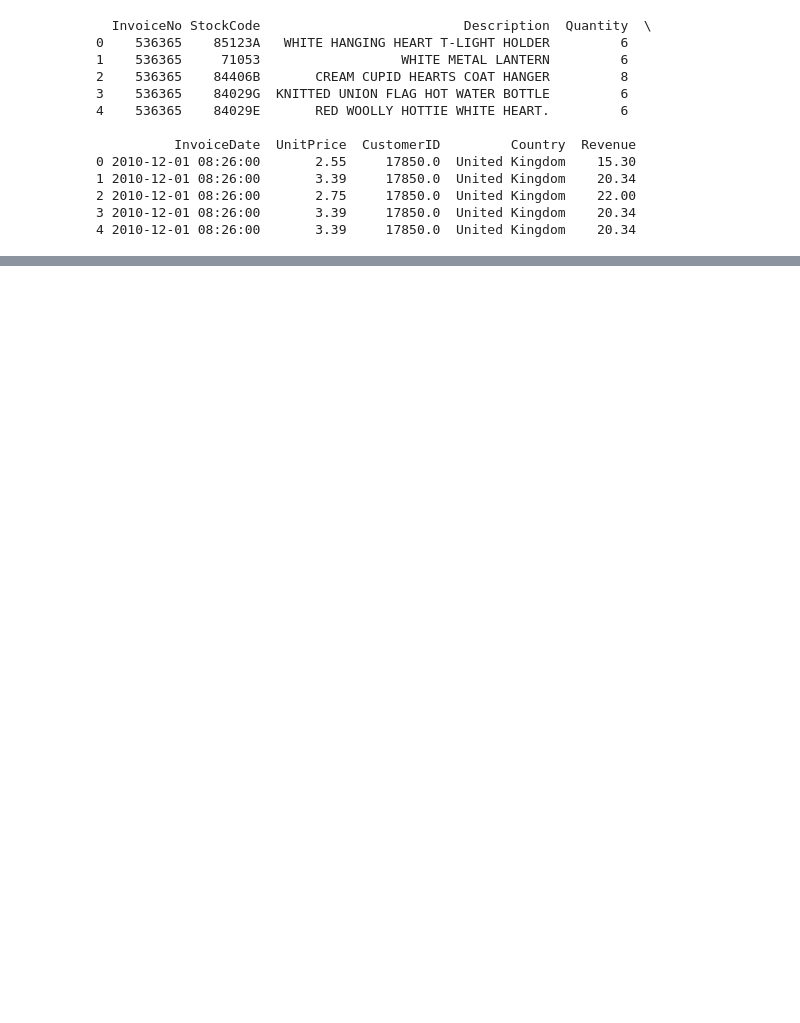
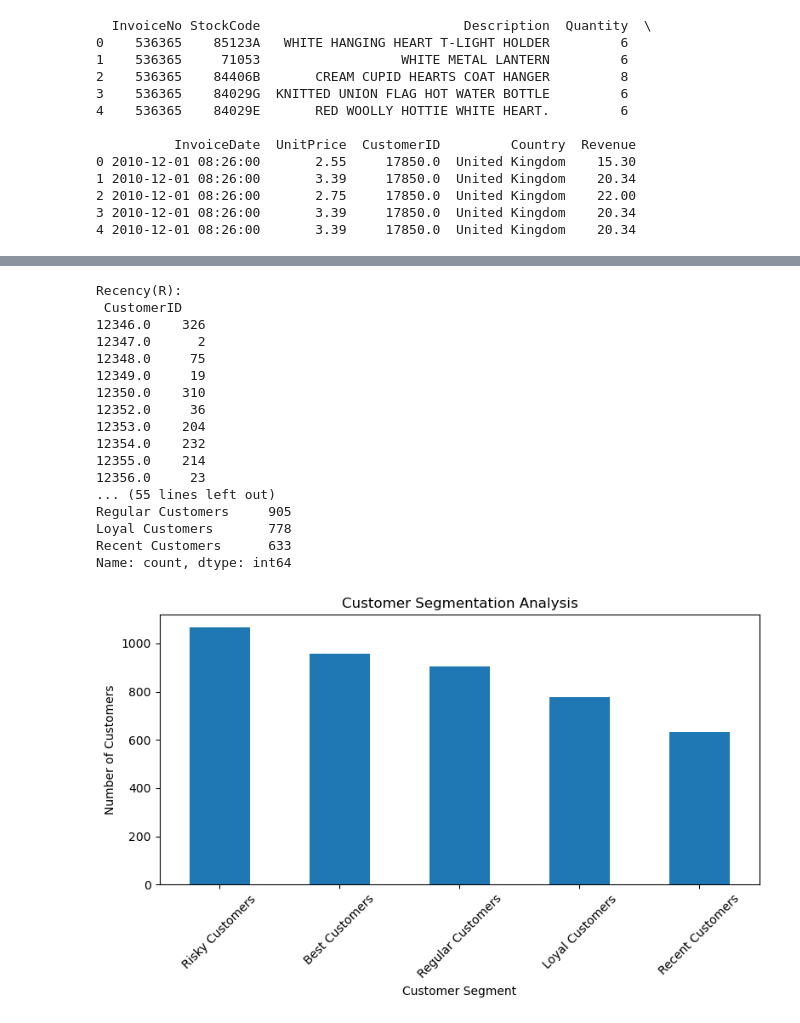
Before and after one commit to rajdaniel808-maker/Retail-Sales-and-Customer-Analytics, a Jupyter notebook: notebooks/Retail and Sales Analytics.ipynb, the cells around one changed output, grey strips where cells are left out. Drawn from its saved outputs; the diff is of its cells as text; code cells hidden in the pictures; blank space fills up the shorter version.

```diff
--- a/notebooks/Retail and Sales Analytics.ipynb
+++ b/notebooks/Retail and Sales Analytics.ipynb
@@ -190,0 +305,79 @@ Lowest Revenue: 523631.89
+# %%
+#Phase-5:Customer Segmentation(RFM analysis)
+#Recency
+reference_date = sales_df["InvoiceDate"].max() + pd.Timedelta(days=1)
+
+recency = ( sales_df.groupby("CustomerID")["InvoiceDate"].max().apply(lambda date:(reference_date - date).days))
+print("Recency(R):\n",recency.head(10))
+
+#Frequency
+frequency = sales_df.groupby("CustomerID")["InvoiceNo"].nunique()
+print("Frequency(F):\n",frequency.head(10))
+
+#Monetary
+monetary = sales_df.groupby("CustomerID")["Revenue"].sum()
+print("Monetary(M):\n",monetary.head(10))
+
+#Combine R,F,M into one DataFrame
+
+RHM = pd.DataFrame({"Recency":recency,"Frequency":frequency,"Monetary":monetary})
+
+#Assign RFM Scores
+
+RHM["R_Score"] = pd.qcut(RHM["Recency"],5,labels=[5,4,3,2,1])
+
+RHM["F_Score"] = pd.qcut(RHM["Frequency"].rank(method="first"),5,labels=[1,2,3,4,5])
+
+RHM["M_Score"] = pd.qcut(RHM["Monetary"],5,labels=[1,2,3,4,5])
+
+RHM["R-H-M_Score"] = (RHM["R_Score"].astype(str) + RHM["F_Score"].astype(str) + RHM["M_Score"].astype(str) )
+
+def customer_segment(row):
+    if row["R_Score"] >= 4 and row["F_Score"] >= 4 and row["M_Score"] >= 4:
+        return "Best Customers"
+    elif row["F_Score"] >= 4:
+        return "Loyal Customers"
+    elif row["R_Score"] >= 4:
+        return "Recent Customers"
+    elif row["R_Score"] <= 2 and row["F_Score"] <= 2:
+        return "Risky Customers"
+    else:
+        return "Regular Customers"
+
+RHM["Customer_Segment"] = RHM.apply(customer_segment,axis = 1)
+print(RHM.head(10))
+
+#Number of segment counts
+segment_counts = RHM["Customer_Segment"].value_counts()
+
+print(segment_counts)
+
+#Visualization of segments
+segment_counts.plot(kind='bar', figsize=(8,5))
+
+plt.title("Customer Segmentation Analysis")
+plt.xlabel("Customer Segment")
+plt.ylabel("Number of Customers")
+
+plt.xticks(rotation=45)
+plt.tight_layout()
+plt.show()
+# %% [output]
+Recency(R):
+ CustomerID
+12346.0    326
+12347.0      2
+12348.0     75
+12349.0     19
+12350.0    310
+12352.0     36
+12353.0    204
+12354.0    232
+12355.0    214
+12356.0     23
+... (55 lines left out)
+Regular Customers     905
+Loyal Customers       778
+Recent Customers      633
+Name: count, dtype: int64
+[figure, added]
```
Also changed, not shown: parts of 20 cells of this notebook, 6 other files.
